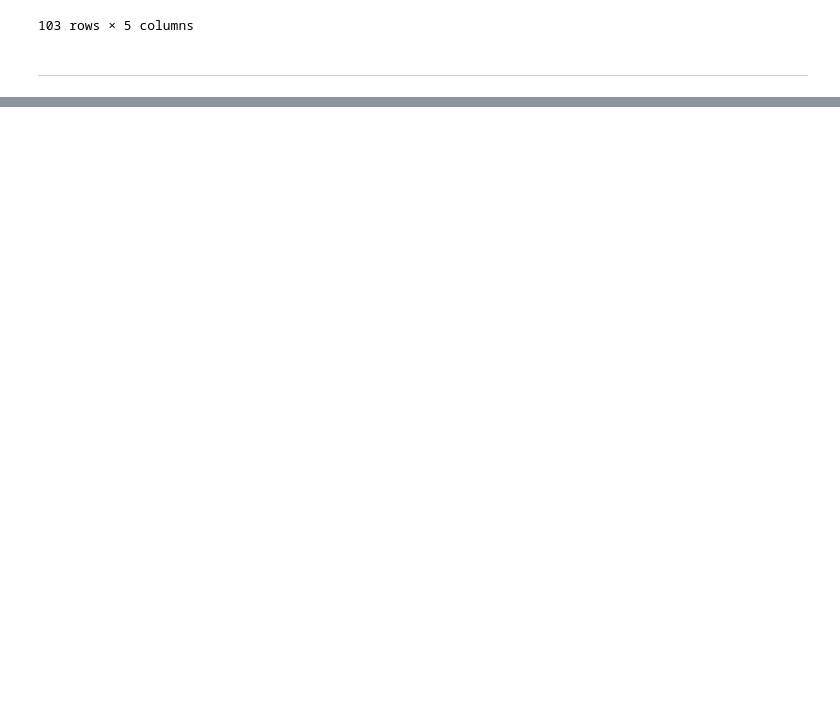
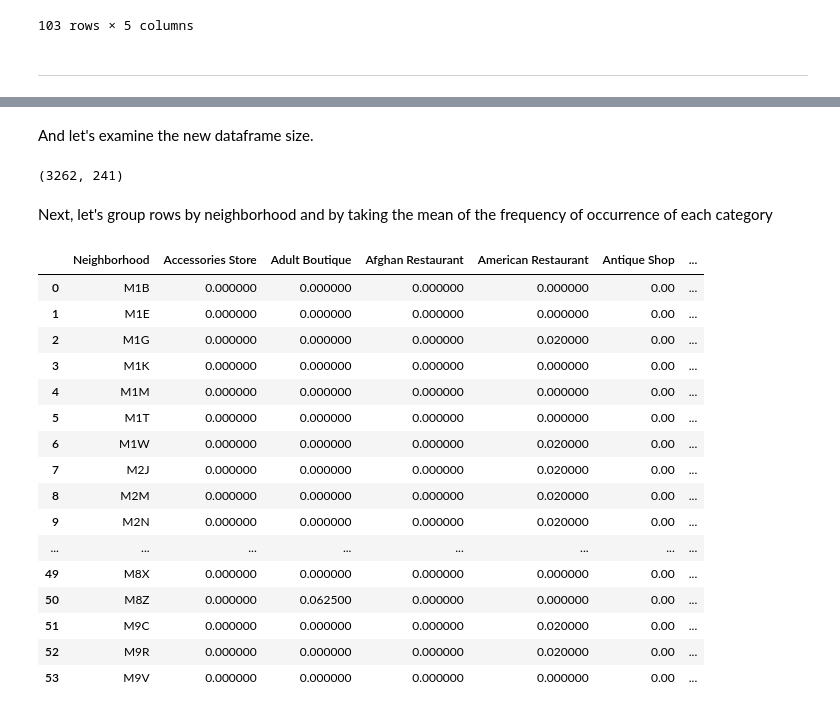
Before and after one commit to sunilsinghuk/Applied-Data-Science_Coursera, a Jupyter notebook: NeighborhoodsToronto.ipynb, the cells around one changed output, grey strips where cells are left out. Saved outputs shown, nothing was run; the diff lists cells and outputs as text; code cells hidden in the pictures; blank space fills up the shorter version.

```diff
--- a/NeighborhoodsToronto.ipynb
+++ b/NeighborhoodsToronto.ipynb
@@ -214,0 +366,2 @@ part_02
+# %%
+toronto_venues = pd.read_pickle('./toronto_venues.pkl')
@@ -214,0 +399,5 @@ part_02
+# %%
+size = toronto_venues.Neighborhood.value_counts()
+idx = size[size >= 10].index
+toronto_venues_filtered = toronto_venues[toronto_venues.Neighborhood.isin(idx)]
+toronto_venues_filtered.shape
@@ -214,0 +408,11 @@ part_02
+# %%
+# one hot encoding
+toronto_onehot = pd.get_dummies(toronto_venues_filtered[['Venue Category']], prefix="", prefix_sep="")
+
+# Add neighborhood column back to dataframe
+toronto_onehot['Neighborhood'] = toronto_venues['Neighborhood']
+
+# Move Neighborhood column to the first column
+cols = toronto_onehot.columns.tolist()
+cols.insert(0, cols.pop(cols.index('Neighborhood')))
+toronto_onehot = toronto_onehot.reindex(columns= cols)
@@ -214,0 +428,29 @@ part_02
+# %% [markdown]
+And let's examine the new dataframe size.
+# %%
+toronto_onehot.shape
+# %% [output]
+(3262, 241)
+# %% [markdown]
+Next, let's group rows by neighborhood and by taking the mean of the frequency of occurrence of each category
+# %%
+toronto_grouped = toronto_onehot.groupby('Neighborhood').mean().reset_index()
+toronto_grouped
+# %% [output]
+|  | Neighborhood | Accessories Store | Adult Boutique | Afghan Restaurant | American Restaurant | Antique Shop | ... |
+| 0 | M1B | 0.000000 | 0.000000 | 0.000000 | 0.000000 | 0.00 | ... |
+| 1 | M1E | 0.000000 | 0.000000 | 0.000000 | 0.000000 | 0.00 | ... |
+| 2 | M1G | 0.000000 | 0.000000 | 0.000000 | 0.020000 | 0.00 | ... |
+| 3 | M1K | 0.000000 | 0.000000 | 0.000000 | 0.000000 | 0.00 | ... |
+| 4 | M1M | 0.000000 | 0.000000 | 0.000000 | 0.000000 | 0.00 | ... |
+| 5 | M1T | 0.000000 | 0.000000 | 0.000000 | 0.000000 | 0.00 | ... |
+| 6 | M1W | 0.000000 | 0.000000 | 0.000000 | 0.020000 | 0.00 | ... |
+| 7 | M2J | 0.000000 | 0.000000 | 0.000000 | 0.020000 | 0.00 | ... |
+| 8 | M2M | 0.000000 | 0.000000 | 0.000000 | 0.020000 | 0.00 | ... |
+| 9 | M2N | 0.000000 | 0.000000 | 0.000000 | 0.020000 | 0.00 | ... |
+| ... | ... | ... | ... | ... | ... | ... | ... |
+| 49 | M8X | 0.000000 | 0.000000 | 0.000000 | 0.000000 | 0.00 | ... |
+| 50 | M8Z | 0.000000 | 0.062500 | 0.000000 | 0.000000 | 0.00 | ... |
+| 51 | M9C | 0.000000 | 0.000000 | 0.000000 | 0.020000 | 0.00 | ... |
+| 52 | M9R | 0.000000 | 0.000000 | 0.000000 | 0.020000 | 0.00 | ... |
+| 53 | M9V | 0.000000 | 0.000000 | 0.000000 | 0.000000 | 0.00 | ... |
```
Also changed, not shown: parts of 32 cells of this notebook, 2 other files.
